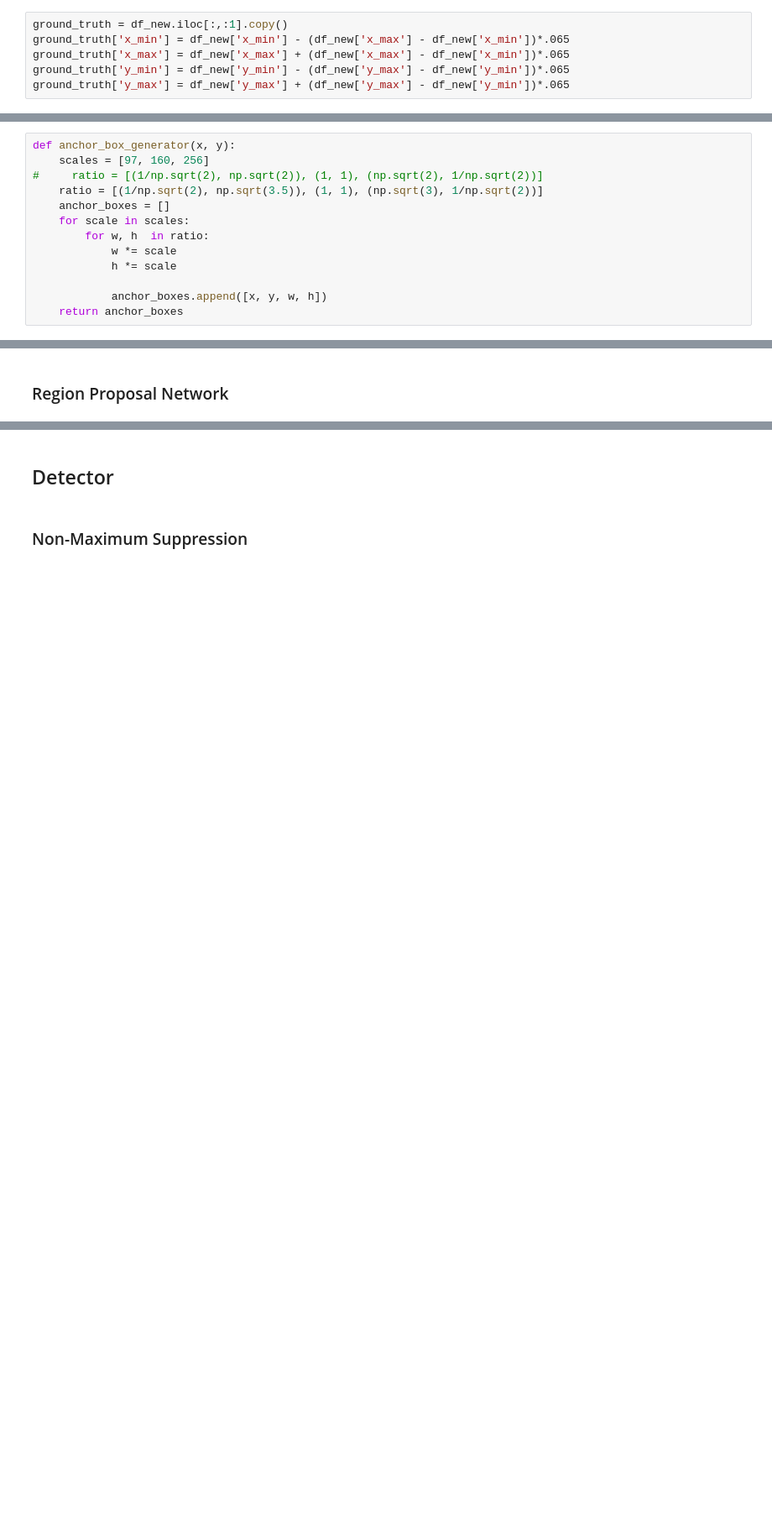
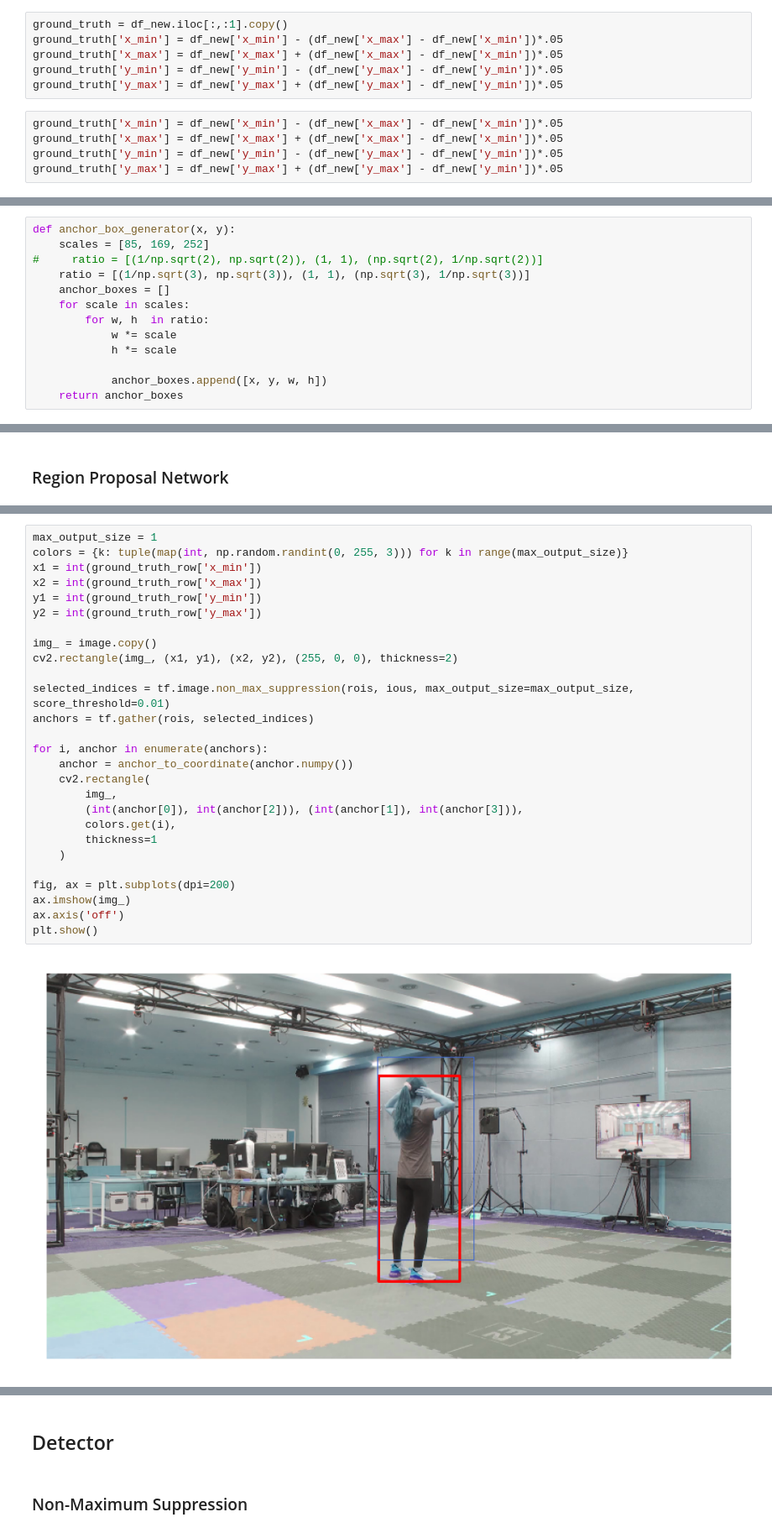
Before and after one commit to sooooner/Human-Detection-Model, a Jupyter notebook: rcnn.ipynb, the cells around one changed output, grey strips where cells are left out. Shown at 84% size. Drawn from its saved outputs; the diff is of its cells as text; blank space fills up the shorter version.

```diff
--- a/rcnn.ipynb
+++ b/rcnn.ipynb
@@ -100,9 +77,14 @@ image.shape
 # %%
 ground_truth = df_new.iloc[:,:1].copy()
-ground_truth['x_min'] = df_new['x_min'] - (df_new['x_max'] - df_new['x_min'])*.065
-ground_truth['x_max'] = df_new['x_max'] + (df_new['x_max'] - df_new['x_min'])*.065
-ground_truth['y_min'] = df_new['y_min'] - (df_new['y_max'] - df_new['y_min'])*.065
-ground_truth['y_max'] = df_new['y_max'] + (df_new['y_max'] - df_new['y_min'])*.065
+ground_truth['x_min'] = df_new['x_min'] - (df_new['x_max'] - df_new['x_min'])*.05
+ground_truth['x_max'] = df_new['x_max'] + (df_new['x_max'] - df_new['x_min'])*.05
+ground_truth['y_min'] = df_new['y_min'] - (df_new['y_max'] - df_new['y_min'])*.05
+ground_truth['y_max'] = df_new['y_max'] + (df_new['y_max'] - df_new['y_min'])*.05
+# %%
+ground_truth['x_min'] = df_new['x_min'] - (df_new['x_max'] - df_new['x_min'])*.05
+ground_truth['x_max'] = df_new['x_max'] + (df_new['x_max'] - df_new['x_min'])*.05
+ground_truth['y_min'] = df_new['y_min'] - (df_new['y_max'] - df_new['y_min'])*.05
+ground_truth['y_max'] = df_new['y_max'] + (df_new['y_max'] - df_new['y_min'])*.05
 # %%
 ground_truth['w'] = ground_truth['x_max'] - ground_truth['x_min']
 ground_truth['h'] = ground_truth['y_max'] - ground_truth['y_min']
@@ -155,9 +136,9 @@ w, h 에 곱해줄 비율 : w = 1.7320508075688772, h = 0.7071067811865475
 ### Anchor boxes
 # %%
 def anchor_box_generator(x, y):
-    scales = [97, 160, 256]
+    scales = [85, 169, 252]
 #     ratio = [(1/np.sqrt(2), np.sqrt(2)), (1, 1), (np.sqrt(2), 1/np.sqrt(2))]
-    ratio = [(1/np.sqrt(2), np.sqrt(3.5)), (1, 1), (np.sqrt(3), 1/np.sqrt(2))]
+    ratio = [(1/np.sqrt(3), np.sqrt(3)), (1, 1), (np.sqrt(3), 1/np.sqrt(3))]
     anchor_boxes = []
     for scale in scales:
         for w, h  in ratio:
@@ -560,0 +500,29 @@ ious = IoU(GT[0], rois)
+# %%
+max_output_size = 1
+colors = {k: tuple(map(int, np.random.randint(0, 255, 3))) for k in range(max_output_size)}
+x1 = int(ground_truth_row['x_min'])
+x2 = int(ground_truth_row['x_max'])
+y1 = int(ground_truth_row['y_min'])
+y2 = int(ground_truth_row['y_max'])
+
+img_ = image.copy()
+cv2.rectangle(img_, (x1, y1), (x2, y2), (255, 0, 0), thickness=2)
+
+selected_indices = tf.image.non_max_suppression(rois, ious, max_output_size=max_output_size, score_threshold=0.01)
+anchors = tf.gather(rois, selected_indices)
+
+for i, anchor in enumerate(anchors):
+    anchor = anchor_to_coordinate(anchor.numpy())
+    cv2.rectangle(
+        img_,
+        (int(anchor[0]), int(anchor[2])), (int(anchor[1]), int(anchor[3])),
+        colors.get(i),
+        thickness=1
+    )
+
+fig, ax = plt.subplots(dpi=200)
+ax.imshow(img_)
+ax.axis('off')
+plt.show()
+# %% [output]
+[figure, added]
```
Also changed, not shown: parts of 100 cells of this notebook.
